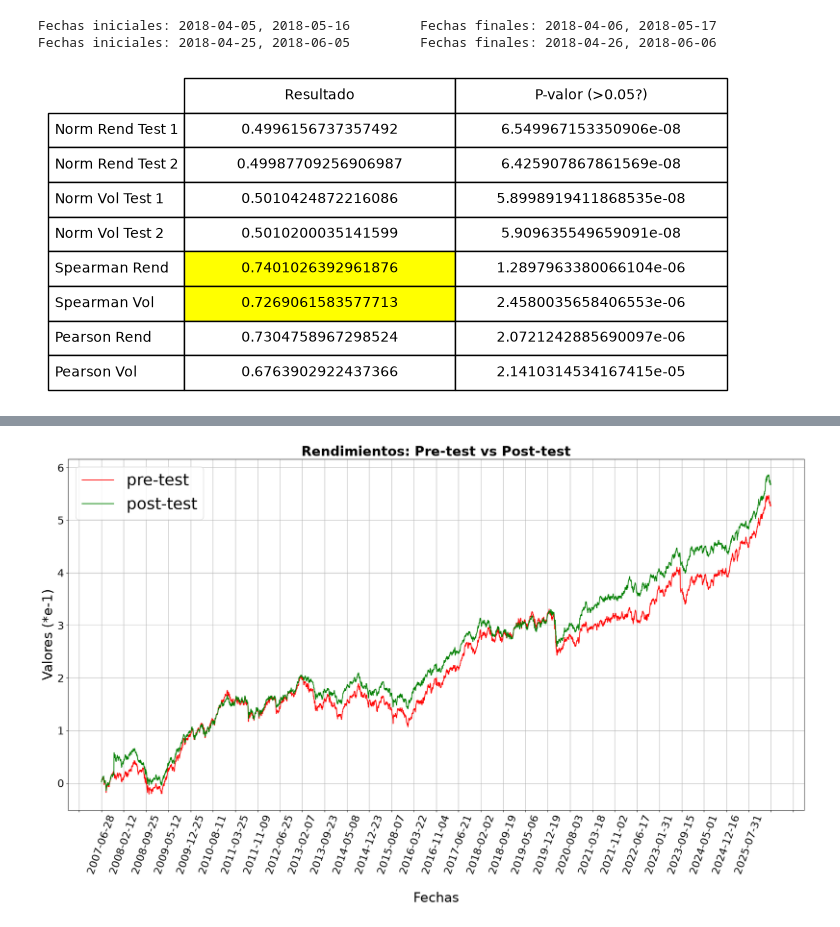
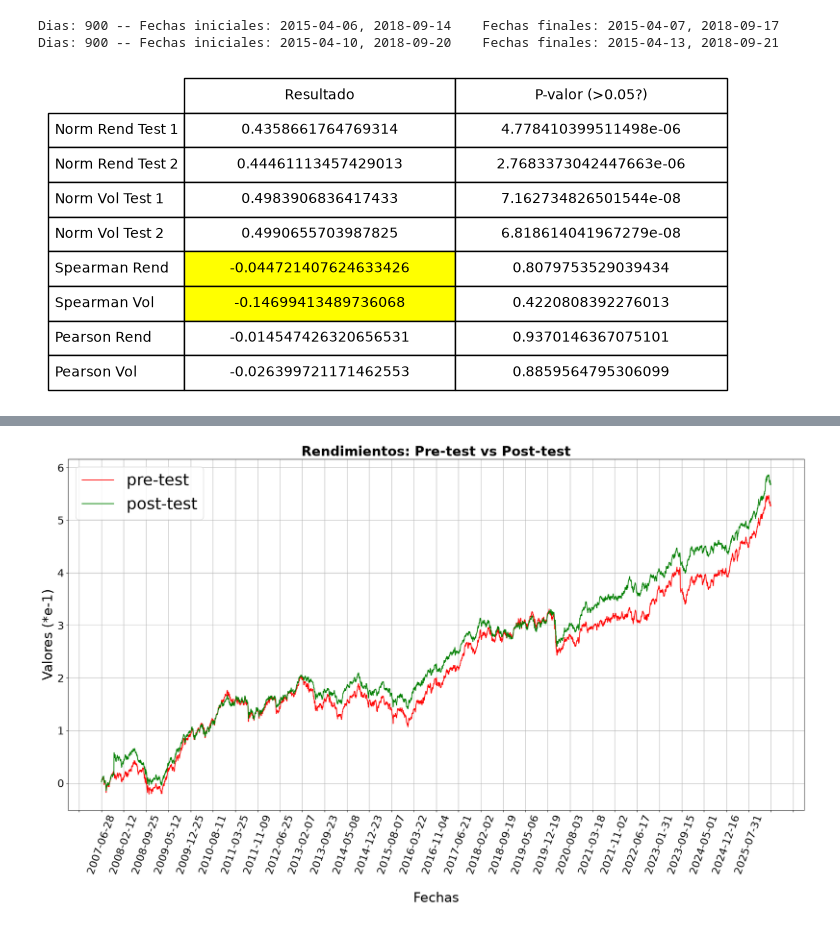
Before and after one commit to jp21bp/LSTM_Ratio_Sharpe, a Jupyter notebook: Version2/confiabilidad2.ipynb, the cells around one changed output, grey strips where cells are left out. Drawn from its saved outputs; the diff is of its cells as text; code cells hidden in the pictures.

Commit message:
Encontre error en test/retest y pretest/posttest

```diff
--- a/Version2/confiabilidad2.ipynb
+++ b/Version2/confiabilidad2.ipynb
@@ -137,7 +138,7 @@ def test(df:pd.DataFrame, fecha_comienzo: str, dias: int, offset: int):
     df_final = df_deseado.iloc[offset+1:dias+offset+1]    #Valores Finales
 
 
-    print(f'Fechas iniciales: {df_inicial.iloc[0].name}, {df_inicial.iloc[-1].name}\t Fechas finales: {df_final.iloc[0].name}, {df_final.iloc[-1].name}')
+    # print(f'Dias: {dias} -- Fechas iniciales: {df_inicial.iloc[0].name}, {df_inicial.iloc[-1].name}\t Fechas finales: {df_final.iloc[0].name}, {df_final.iloc[-1].name}')
 
     ### Rendimientos
     ## Valores esperados
@@ -156,10 +157,10 @@ def test(df:pd.DataFrame, fecha_comienzo: str, dias: int, offset: int):
 
     ## Indice
     # df_indice_std = (df_final_std - df_inicial_std)/(df_inicial_std + 1e-8)
-    df_indice_std = (df_final_std - df_inicial_std)/(df_inicial_std.abs() + 1e-8)
+    df_indice_std = (df_final_std - df_inicial_std)/(df_inicial_std + 1e-8)
 
-    # return df_indice_rend.to_list(), df_indice_std.to_list()                        # Instrumento original
-    return df_inicial_rend_esperados.to_list(), df_inicial_std.to_list()            # Instrumento modificado
+    # return df_indice_rend.to_list(), df_indice_std.to_list()          # Instrumento original
+    return df_indice_rend.to_list(), df_indice_std.to_list()            # Instrumento modificado
 # %%
 #### Funcion para ejecutar las pruebas
 def pruebas(df: pd.DataFrame, test1_fecha: str, dias: int, diff: int):
@@ -257,13 +324,13 @@ rentabilidad_diaria_origin = cargar('retornos.csv')
 # %%
 #### Ejecutando pruebas
-fecha_test1 = '2018-04-05'
+fecha_test1 = '2015-04-05'
 
 #### Retornos originales
-pruebas(rentabilidad_diaria_origin, fecha_test1, dias=30, diff=14) #'2018-04-05'
+pruebas(rentabilidad_diaria_origin, fecha_test1, dias=900, diff=4) #'2018-04-05'
 # %% [output]
-Fechas iniciales: 2018-04-05, 2018-05-16         Fechas finales: 2018-04-06, 2018-05-17
-Fechas iniciales: 2018-04-25, 2018-06-05         Fechas finales: 2018-04-26, 2018-06-06
+Dias: 900 -- Fechas iniciales: 2015-04-06, 2018-09-14    Fechas finales: 2015-04-07, 2018-09-17
+Dias: 900 -- Fechas iniciales: 2015-04-10, 2018-09-20    Fechas finales: 2015-04-13, 2018-09-21
-[figure, old version]
+[figure, new version]
 # %%
 #### Funcion para extraer estadisticas
 def ajustar(data: list):
```
Also changed, not shown: parts of 9 cells of this notebook, 1 other file.
